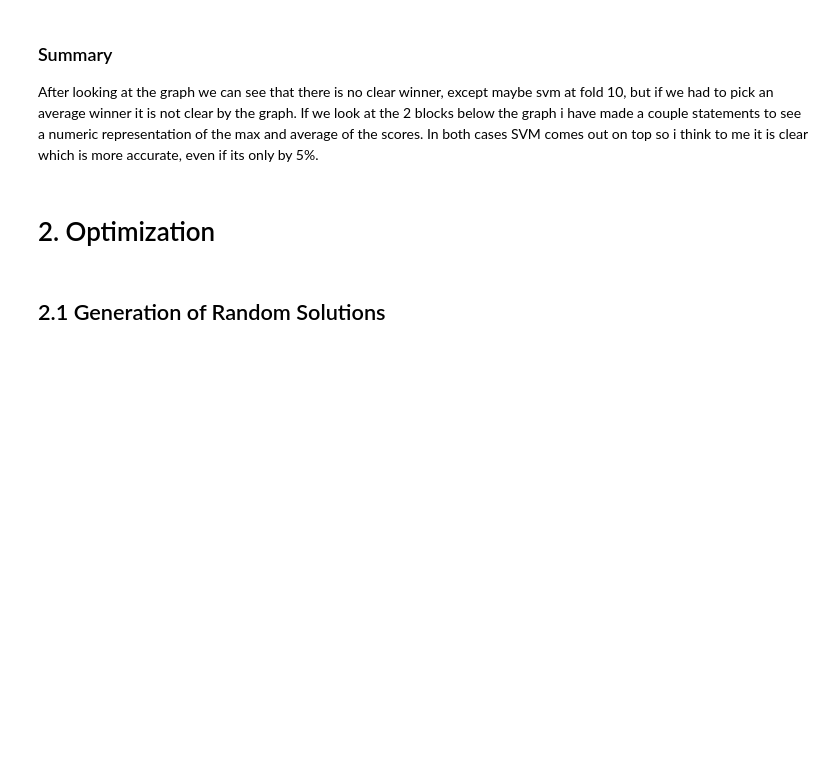
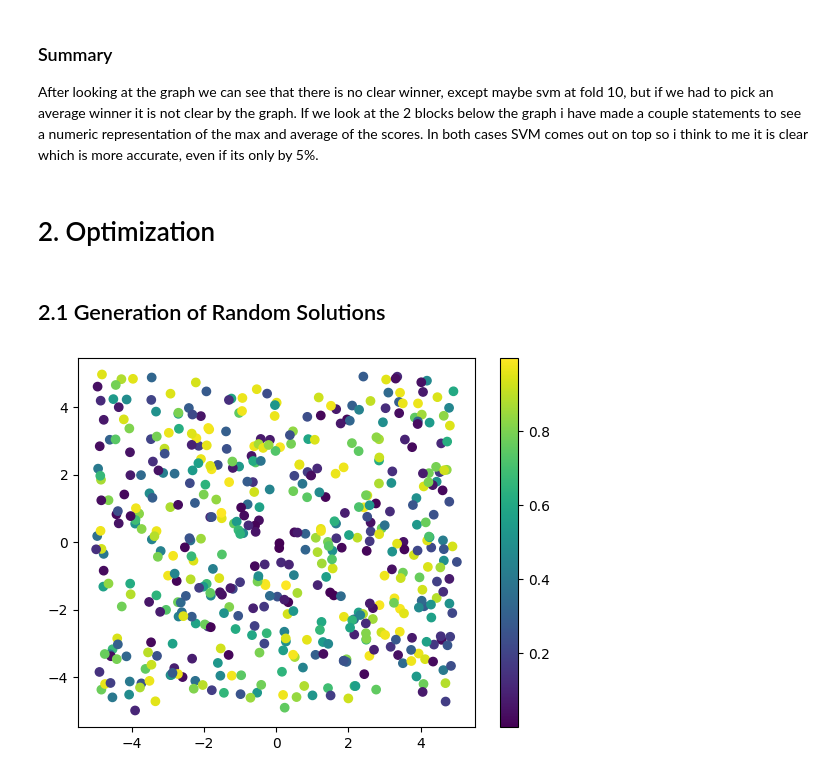
Before and after one commit to bobbymannino/comp2002-report, a Jupyter notebook: book.ipynb, the cells around one changed output. Cells and saved outputs as stored; diff of their text form; code cells hidden in the pictures; blank space fills up the shorter version.

```diff
--- a/book.ipynb
+++ b/book.ipynb
@@ -192,6 +192,6 @@ from math import sin, cos, exp, pi
 # %%
 def schaffer(x, y):
     top = sin(x**2 - y**2)**2 - 0.5;
-    bottom = (1 + 0.001(x**2 + y**2))**2
+    bottom = (1 + 0.001 * (x**2 + y**2))**2
 
     return 0.5 + (top / bottom);
@@ -199,0 +207,18 @@ def schaffer(x, y):
+# %%
+def plot500RandomValues(fn):
+    x = np.random.uniform(-5, 5, 500);
+    y = np.random.uniform(-5, 5, 500);
+
+    z = []
+
+    for i in range(len(x)):
+        z.append(fn(x[i], y[i]));
+
+    plt.figure();
+    plt.scatter(x, y, c=z);
+    plt.colorbar();
+    plt.show();
+# %%
+plot500RandomValues(schaffer);
+# %% [output]
+[figure, added]
```
Also changed, not shown: parts of 5 cells of this notebook.
